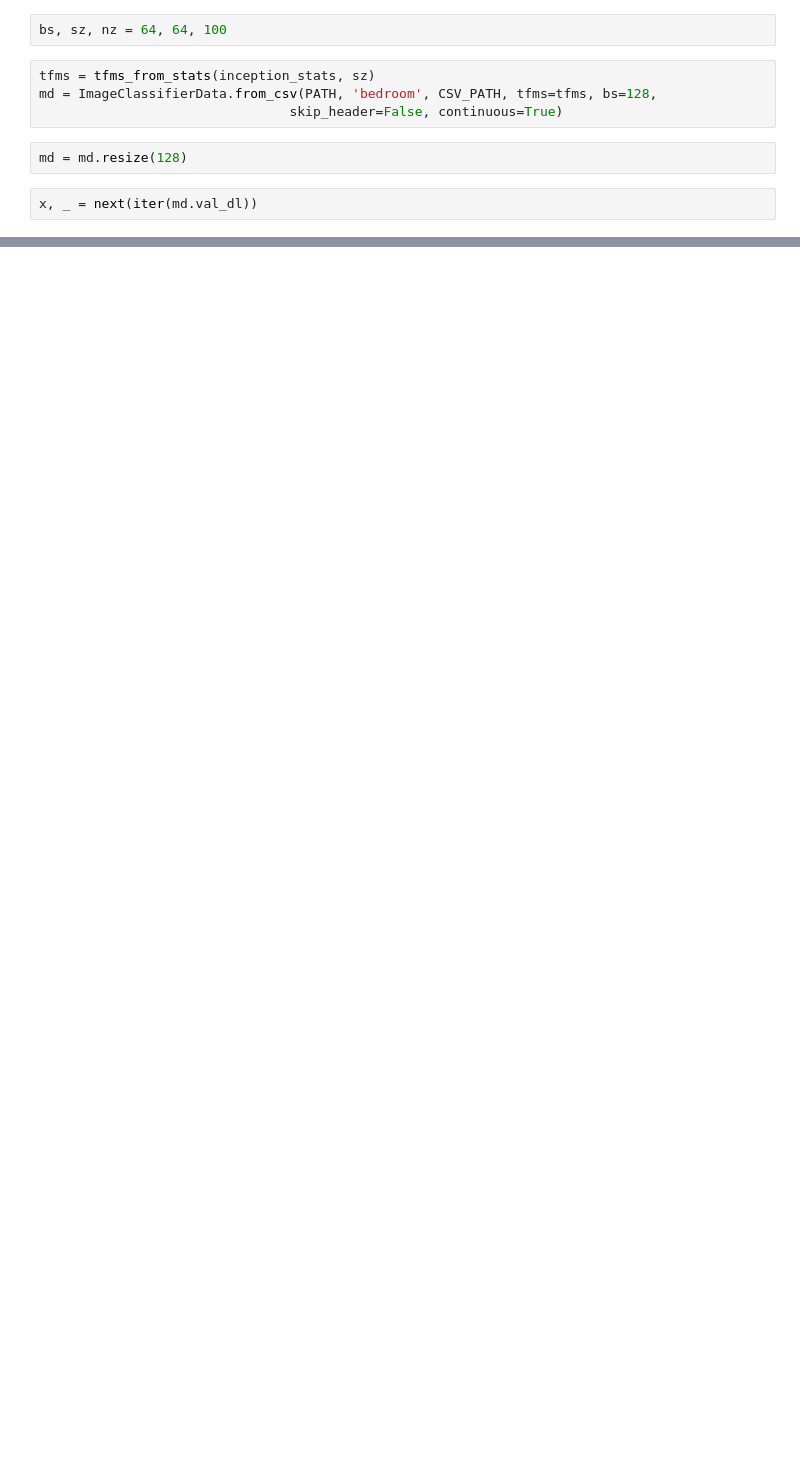
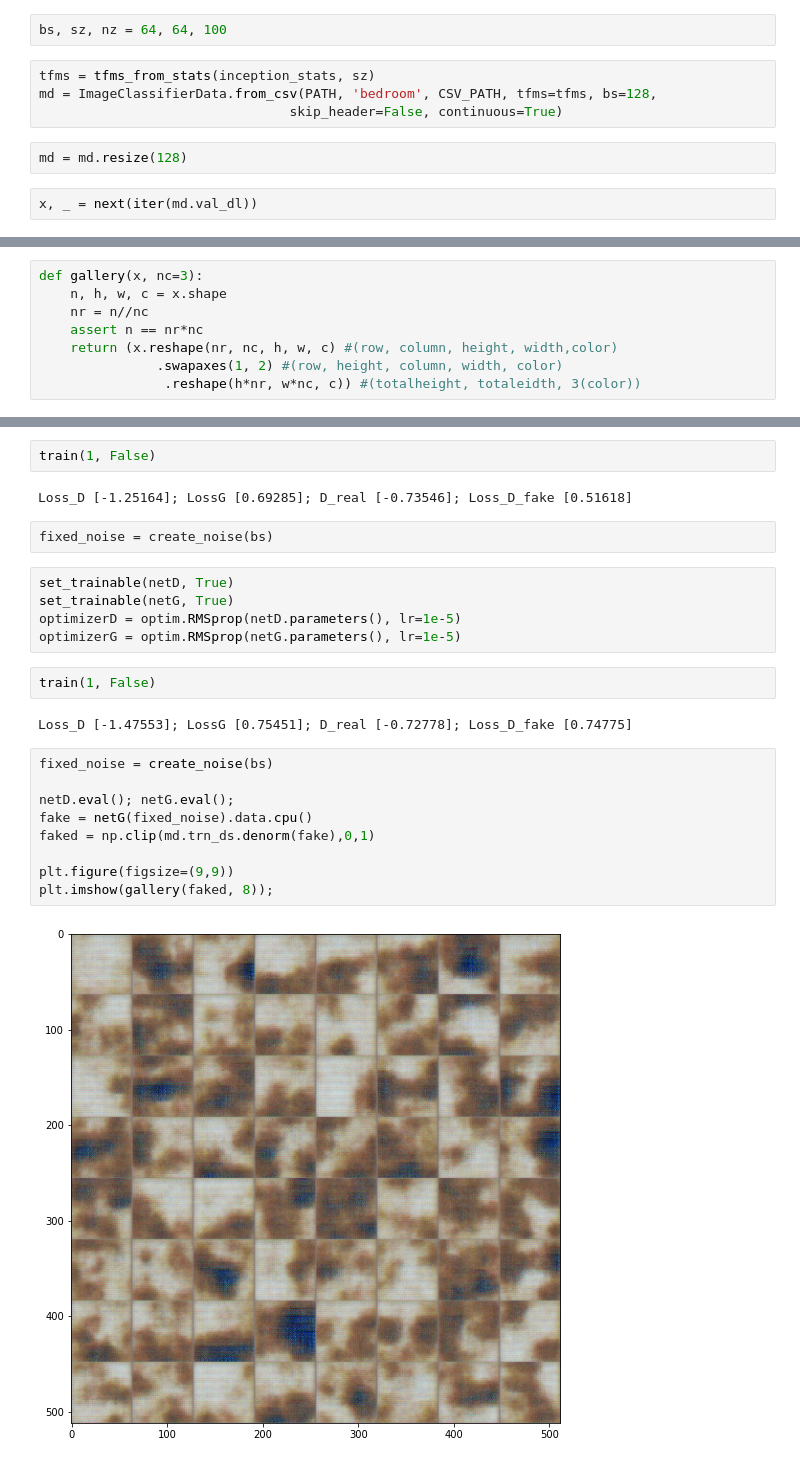
Before and after one commit to mtm-007/older_pytorch_installation, a Jupyter notebook: nb/wgan.ipynb, the cells around one changed output, grey strips where cells are left out. Saved outputs shown, nothing was run; the diff lists cells and outputs as text; blank space fills up the shorter version.

Commit message:
train WGAN first training patch

```diff
--- a/nb/wgan.ipynb
+++ b/nb/wgan.ipynb
@@ -118,0 +146,8 @@ plt.imshow(md.trn_ds.denorm(x)[0]);
+# %%
+def gallery(x, nc=3):
+    n, h, w, c = x.shape
+    nr = n//nc
+    assert n == nr*nc
+    return (x.reshape(nr, nc, h, w, c) #(row, column, height, width,color)
+               .swapaxes(1, 2) #(row, height, column, width, color)
+                .reshape(h*nr, w*nc, c)) #(totalheight, totaleidth, 3(color))
@@ -118,0 +198,26 @@ plt.imshow(md.trn_ds.denorm(x)[0]);
+# %%
+train(1, False)
+# %% [output]
+Loss_D [-1.25164]; LossG [0.69285]; D_real [-0.73546]; Loss_D_fake [0.51618]
+# %% [raw]
+fixed_noise = create_noise(bs)
+# %%
+set_trainable(netD, True)
+set_trainable(netG, True)
+optimizerD = optim.RMSprop(netD.parameters(), lr=1e-5)
+optimizerG = optim.RMSprop(netG.parameters(), lr=1e-5)
+# %%
+train(1, False)
+# %% [output]
+Loss_D [-1.47553]; LossG [0.75451]; D_real [-0.72778]; Loss_D_fake [0.74775]
+# %%
+fixed_noise = create_noise(bs)
+
+netD.eval(); netG.eval();
+fake = netG(fixed_noise).data.cpu()
+faked = np.clip(md.trn_ds.denorm(fake),0,1)
+
+plt.figure(figsize=(9,9))
+plt.imshow(gallery(faked, 8));
+# %% [output]
+[figure, added]
```
Also changed, not shown: parts of 14 cells of this notebook, 1 other file.
